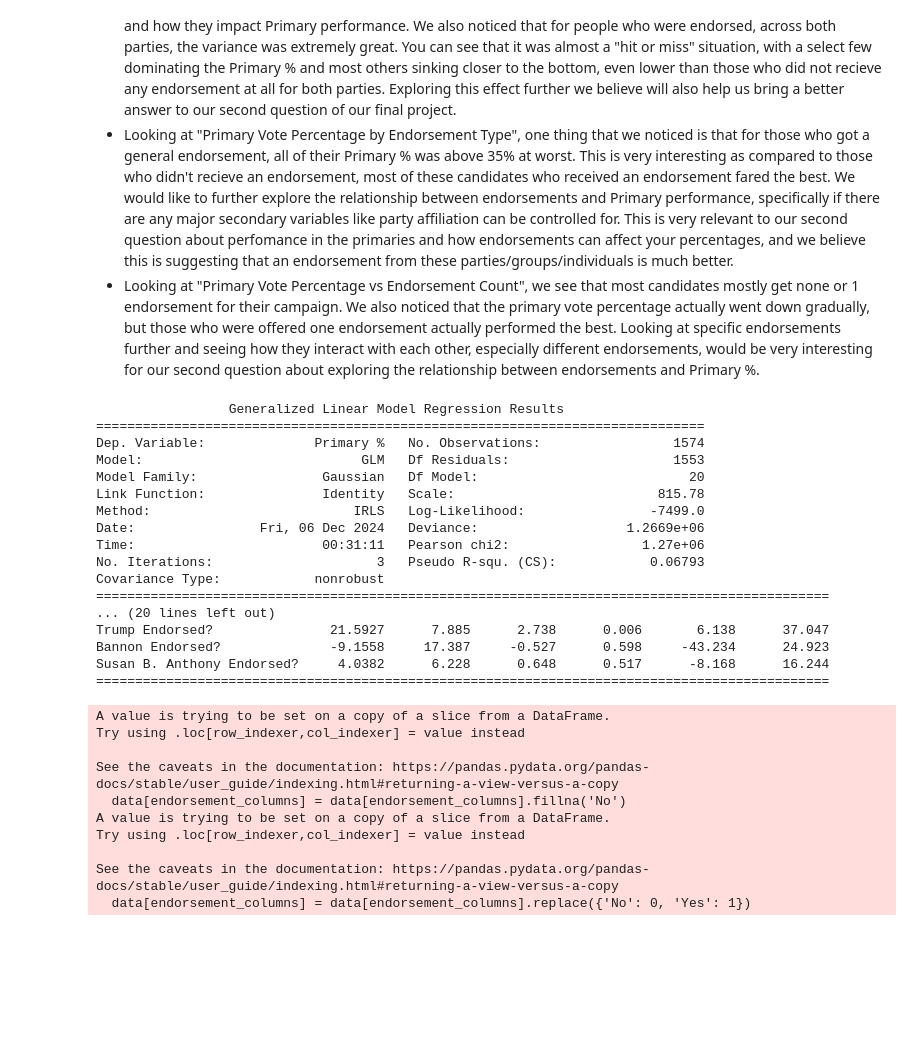
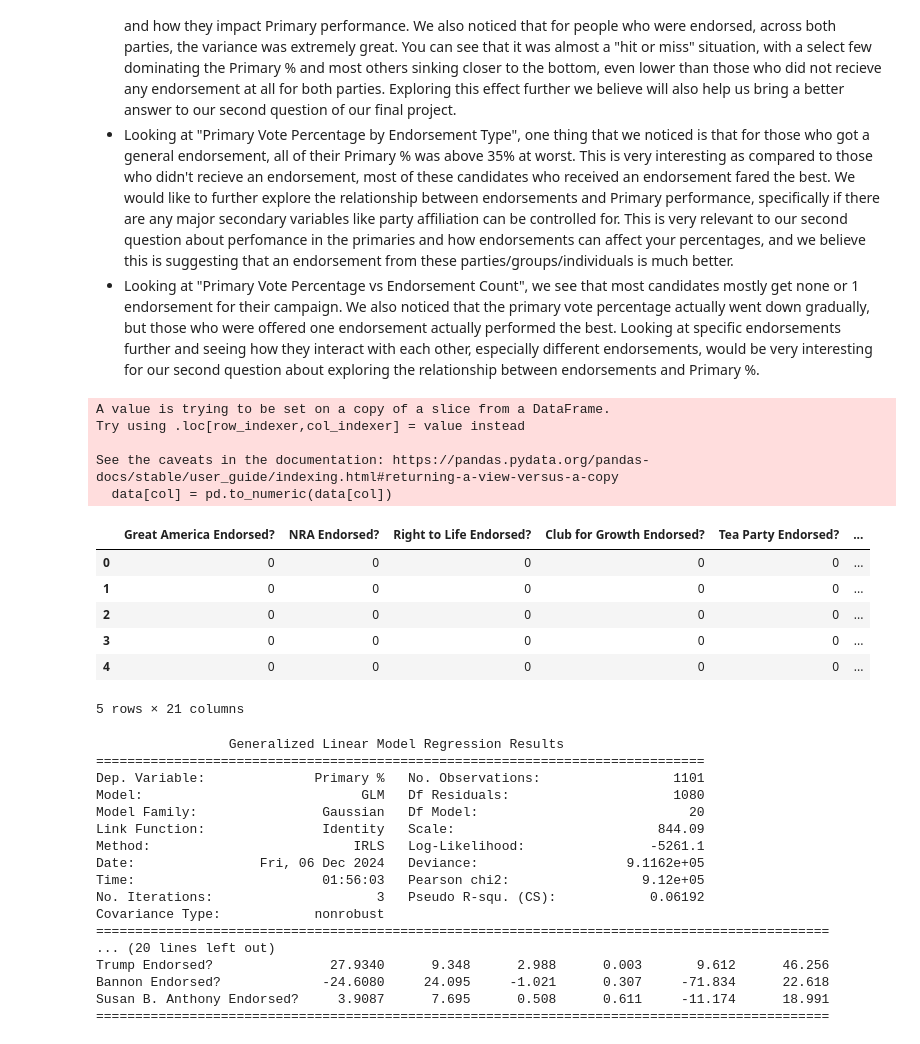
Before and after one commit to daekwon0/data102proj, a Jupyter notebook: data102_finproj_g23.ipynb, the cells around one changed output. Cells and saved outputs as stored; diff of their text form; code cells hidden in the pictures; blank space fills up the shorter version.

```diff
--- a/data102_finproj_g23.ipynb
+++ b/data102_finproj_g23.ipynb
@@ -211,41 +214,24 @@ plt.show()
 - Looking at "Primary Vote Percentage by Endorsement Type", one thing that we noticed is that for those who got a general endorsement, all of their Primary % was above 35% at worst. This is very interesting as compared to those who didn't recieve an endorsement, most of these candidates who received an endorsement fared the best. We would like to further explore the relationship between endorsements and Primary performance, specifically if there are any major secondary variables like party affiliation can be controlled for. This is very relevant to our second question about perfomance in the primaries and how endorsements can affect your percentages, and we believe this is suggesting that an endorsement from these parties/groups/individuals is much better.
 - Looking at "Primary Vote Percentage vs Endorsement Count", we see that most candidates mostly get none or 1 endorsement for their campaign. We also noticed that the primary vote percentage actually went down gradually, but those who were offered one endorsement actually performed the best. Looking at specific endorsements further and seeing how they interact with each other, especially different endorsements, would be very interesting for our second question about exploring the relationship between endorsements and Primary %.
 # %%
-# question 2
+# question 2 data cleaning
 
 data = all_parties[endorsement_columns + ['Primary %']]
-data[endorsement_columns] = data[endorsement_columns].fillna('No')
-data[endorsement_columns] = data[endorsement_columns].replace({'No': 0, 'Yes': 1})
+data.loc[:, endorsement_columns]= data[endorsement_columns].fillna('No').replace({'No': 0, 'Yes': 1})
+for col in endorsement_columns:
+    data[col] = pd.to_numeric(data[col])
 data = data.dropna(subset=['Primary %'])
-
-model = sm.GLM(data['Primary %'], exog=sm.add_constant(data[endorsement_columns]), family=sm.families.Gaussian())
-results = model.fit()
-print(results.summary())
+data.head(5)
 # %% [output]
-                 Generalized Linear Model Regression Results
-==============================================================================
-Dep. Variable:              Primary %   No. Observations:                 1574
-Model:                            GLM   Df Residuals:                     1553
-Model Family:                Gaussian   Df Model:                           20
-Link Function:               Identity   Scale:                          815.78
-Method:                          IRLS   Log-Likelihood:                -7499.0
-Date:                Fri, 06 Dec 2024   Deviance:                   1.2669e+06
-Time:                        00:31:11   Pearson chi2:                 1.27e+06
-No. Iterations:                     3   Pseudo R-squ. (CS):            0.06793
-Covariance Type:            nonrobust
-==============================================================================================
-... (20 lines left out)
-Trump Endorsed?               21.5927      7.885      2.738      0.006       6.138      37.047
-Bannon Endorsed?              -9.1558     17.387     -0.527      0.598     -43.234      24.923
-Susan B. Anthony Endorsed?     4.0382      6.228      0.648      0.517      -8.168      16.244
-==============================================================================================
+A value is trying to be set on a copy of a slice from a DataFrame.
+Try using .loc[row_indexer,col_indexer] = value instead
+
+See the caveats in the documentation: https://pandas.pydata.org/pandas-docs/stable/user_guide/indexing.html#returning-a-view-versus-a-copy
+  data[col] = pd.to_numeric(data[col])
+|  | Great America Endorsed? | NRA Endorsed? | Right to Life Endorsed? | Club for Growth Endorsed? | Tea Party Endorsed? | ... |
+| 0 | 0 | 0 | 0 | 0 | 0 | ... |
+| 1 | 0 | 0 | 0 | 0 | 0 | ... |
+| 2 | 0 | 0 | 0 | 0 | 0 | ... |
+| 3 | 0 | 0 | 0 | 0 | 0 | ... |
+| 4 | 0 | 0 | 0 | 0 | 0 | ... |
-A value is trying to be set on a copy of a slice from a DataFrame.
-Try using .loc[row_indexer,col_indexer] = value instead
-
-See the caveats in the documentation: https://pandas.pydata.org/pandas-docs/stable/user_guide/indexing.html#returning-a-view-versus-a-copy
-  data[endorsement_columns] = data[endorsement_columns].fillna('No')
-A value is trying to be set on a copy of a slice from a DataFrame.
-Try using .loc[row_indexer,col_indexer] = value instead
-
-See the caveats in the documentation: https://pandas.pydata.org/pandas-docs/stable/user_guide/indexing.html#returning-a-view-versus-a-copy
-  data[endorsement_columns] = data[endorsement_columns].replace({'No': 0, 'Yes': 1})
+5 rows × 21 columns
@@ -251,0 +243,28 @@ See the caveats in the documentation: https://pandas.pydata.org/pandas-docs/stab
+# %%
+# question 2 GLM Model
+
+model = sm.GLM(train['Primary %'], exog=sm.add_constant(train[endorsement_columns]), family=sm.families.Gaussian())
+results = model.fit()
+
+train["glm_pred"] = results.predict(sm.add_constant(train[endorsement_columns]))
+test["glm_pred"] = results.predict(sm.add_constant(test[endorsement_columns]))
+
+print(results.summary())
+# %% [output]
+                 Generalized Linear Model Regression Results
+==============================================================================
+Dep. Variable:              Primary %   No. Observations:                 1101
+Model:                            GLM   Df Residuals:                     1080
+Model Family:                Gaussian   Df Model:                           20
+Link Function:               Identity   Scale:                          844.09
+Method:                          IRLS   Log-Likelihood:                -5261.1
+Date:                Fri, 06 Dec 2024   Deviance:                   9.1162e+05
+Time:                        01:56:03   Pearson chi2:                 9.12e+05
+No. Iterations:                     3   Pseudo R-squ. (CS):            0.06192
+Covariance Type:            nonrobust
+==============================================================================================
+... (20 lines left out)
+Trump Endorsed?               27.9340      9.348      2.988      0.003       9.612      46.256
+Bannon Endorsed?             -24.6080     24.095     -1.021      0.307     -71.834      22.618
+Susan B. Anthony Endorsed?     3.9087      7.695      0.508      0.611     -11.174      18.991
+==============================================================================================
```
Also changed, not shown: parts of 6 cells of this notebook.
